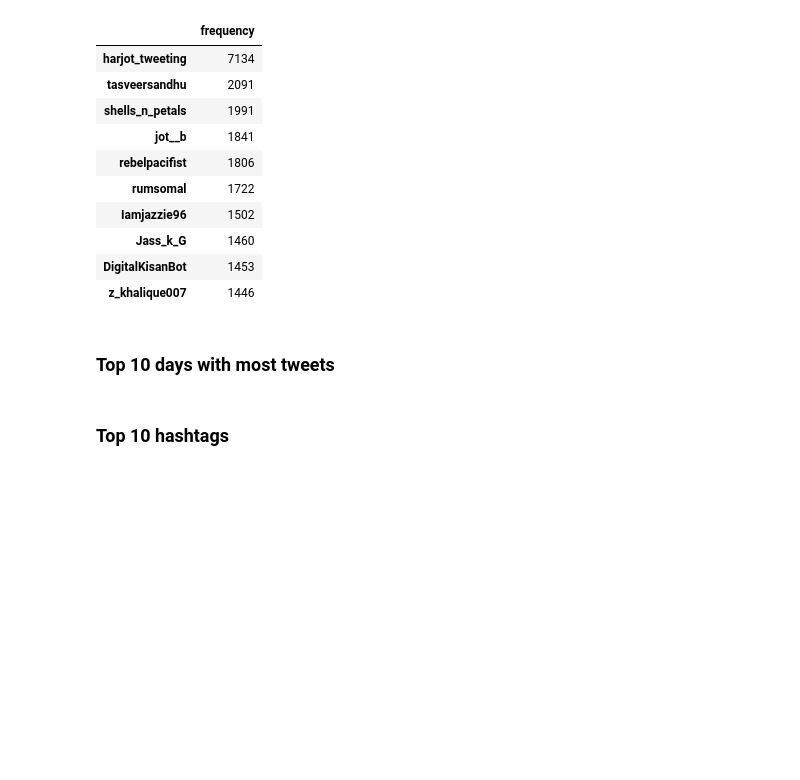
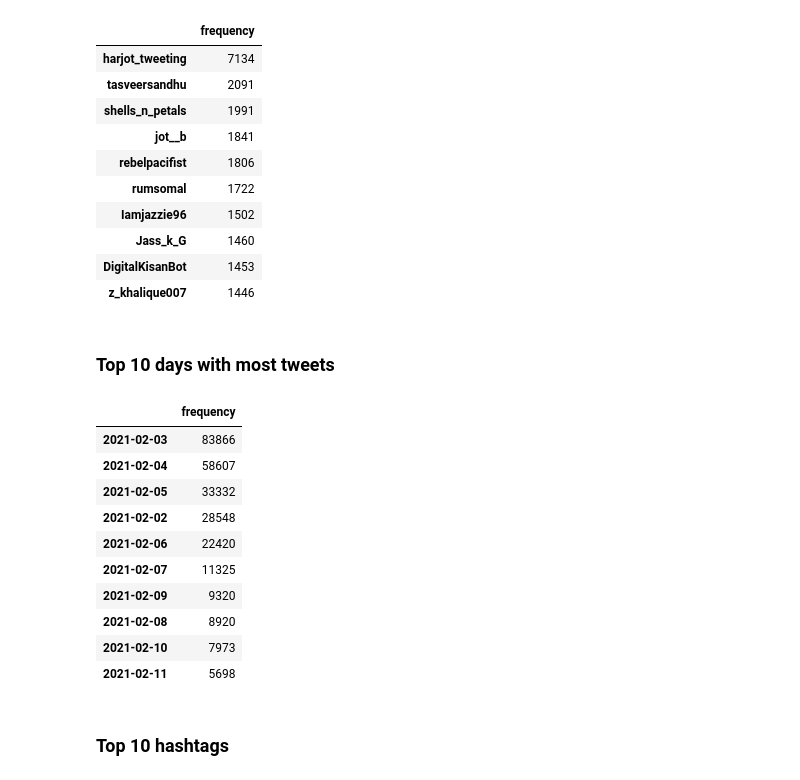
Before and after one commit to amparostevens/gitflow, a Jupyter notebook: main.ipynb, the cells around one changed output. Saved outputs shown, nothing was run; the diff lists cells and outputs as text; code cells hidden in the pictures; blank space fills up the shorter version.

```diff
--- a/main.ipynb
+++ b/main.ipynb
@@ -100,7 +100,7 @@ def main(argument):
     elif argument == 'top_users':
         display(top_users(tweets))
     elif argument == 'top_days':
-        top_days(tweets)
+        display(top_days(tweets))
     # elif argument == 'top_hashtags':
     #     top_hashtags(tweets)
 # %% [markdown]
@@ -137,5 +137,19 @@ main('top_users')
 | z_khalique007 | 1446 |
 # %% [markdown]
 ### Top 10 days with most tweets
+# %%
+main('top_days')
+# %% [output]
+|  | frequency |
+| 2021-02-03 | 83866 |
+| 2021-02-04 | 58607 |
+| 2021-02-05 | 33332 |
+| 2021-02-02 | 28548 |
+| 2021-02-06 | 22420 |
+| 2021-02-07 | 11325 |
+| 2021-02-09 | 9320 |
+| 2021-02-08 | 8920 |
+| 2021-02-10 | 7973 |
+| 2021-02-11 | 5698 |
 # %% [markdown]
 ### Top 10 hashtags
```
